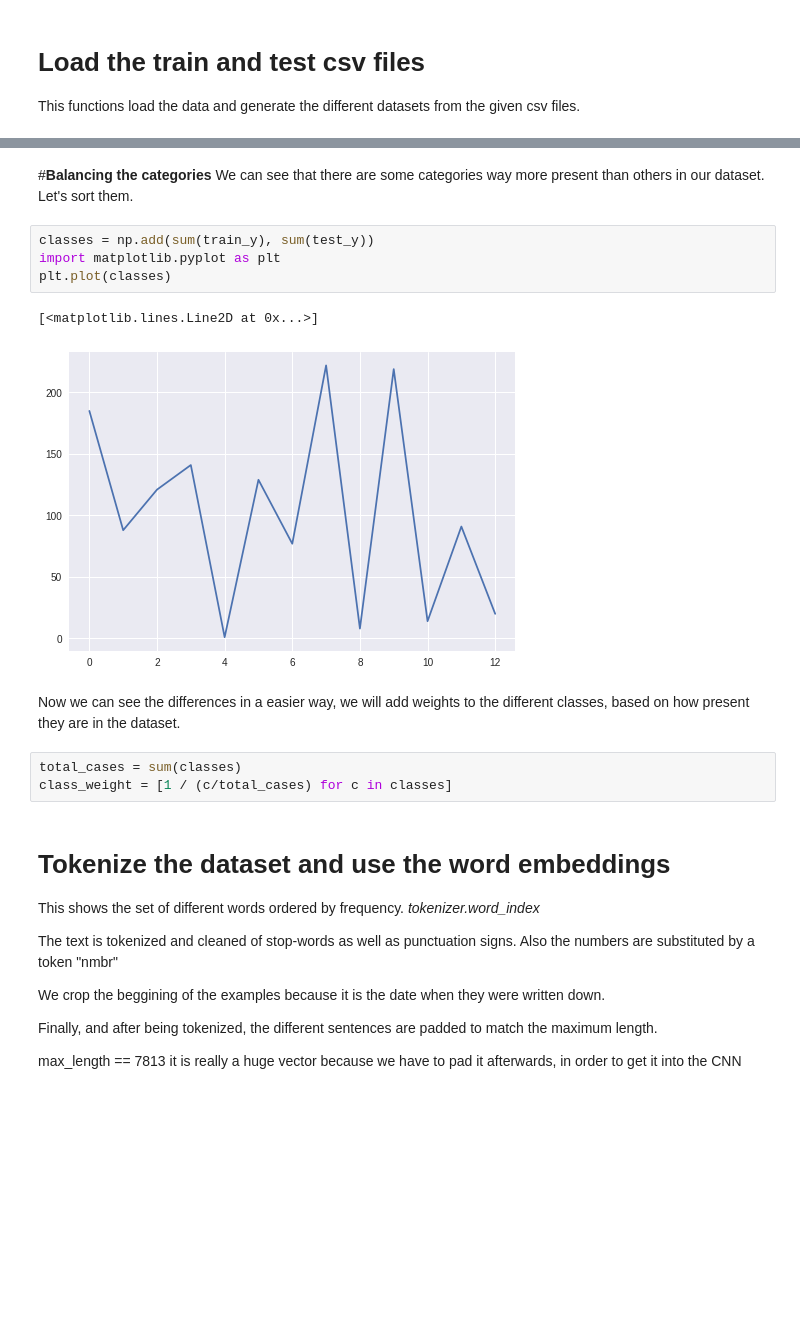
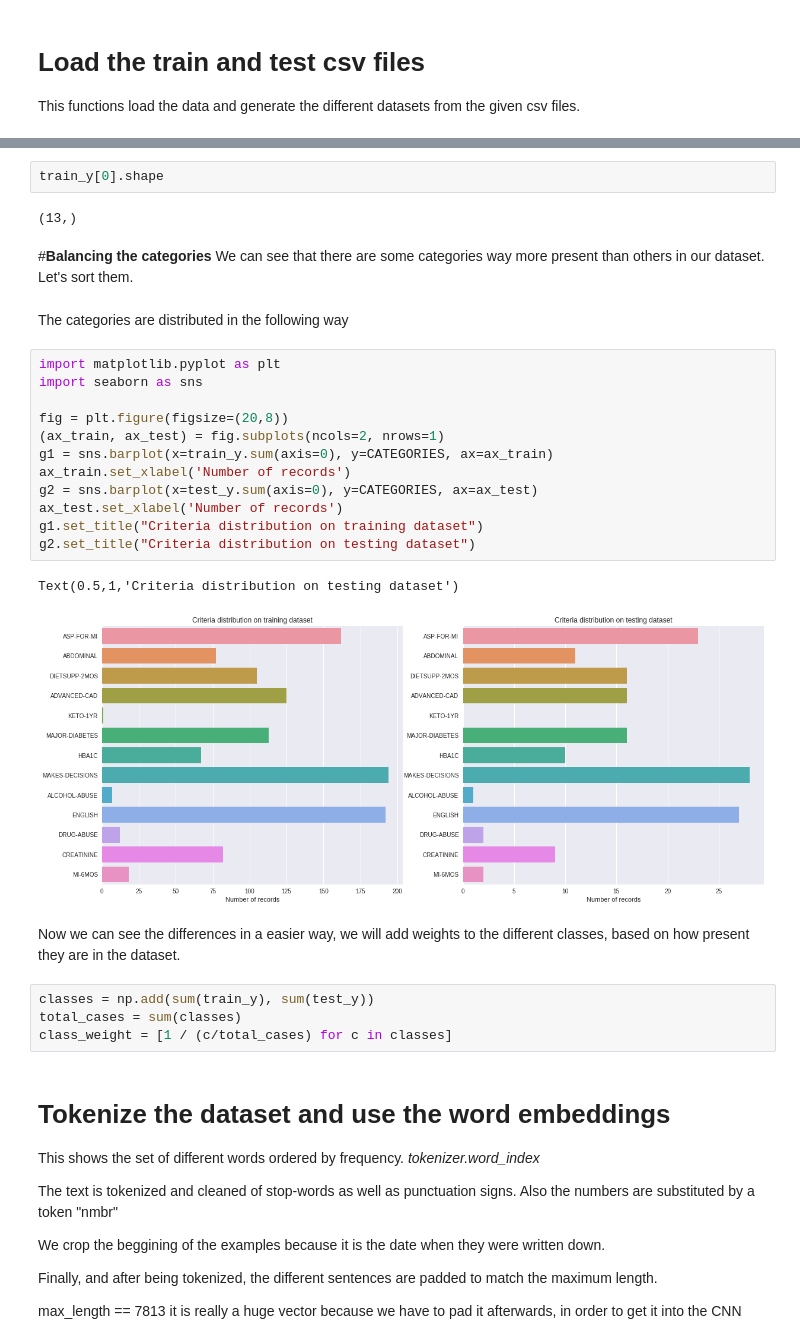
Before and after one commit to PRaezUC3M/cohort_selection, a Jupyter notebook: CNN_base.ipynb, the cells around one changed output, grey strips where cells are left out. Cells and saved outputs as stored; diff of their text form; blank space fills up the shorter version.

```diff
--- a/CNN_base.ipynb
+++ b/CNN_base.ipynb
@@ -73,19 +84,34 @@ test_x, test_y, _, IDFILES = load(path_test)
 # %% [output]
 drive/My Drive/Colab Notebooks/CohortSelection/data/train/train.csv dataset loaded
 drive/My Drive/Colab Notebooks/CohortSelection/data/test/test.csv dataset loaded
+# %%
+train_y[0].shape
+# %% [output]
+(13,)
 # %% [markdown]
 #**Balancing the categories**
 We can see that there are some categories way more present than others in our dataset. Let's sort them.
-# %%
-classes = np.add(sum(train_y), sum(test_y))
-import matplotlib.pyplot as plt
-plt.plot(classes)
-# %% [output]
-[<matplotlib.lines.Line2D at 0x...>]
-[figure, removed]
+# %% [markdown]
+The categories are distributed in the following way
+# %%
+import matplotlib.pyplot as plt
+import seaborn as sns
+
+fig = plt.figure(figsize=(20,8))
+(ax_train, ax_test) = fig.subplots(ncols=2, nrows=1)
+g1 = sns.barplot(x=train_y.sum(axis=0), y=CATEGORIES, ax=ax_train)
+ax_train.set_xlabel('Number of records')
+g2 = sns.barplot(x=test_y.sum(axis=0), y=CATEGORIES, ax=ax_test)
+ax_test.set_xlabel('Number of records')
+g1.set_title("Criteria distribution on training dataset")
+g2.set_title("Criteria distribution on testing dataset")
+# %% [output]
+Text(0.5,1,'Criteria distribution on testing dataset')
+[figure, added]
 # %% [markdown]
 Now we can see the differences in a easier way, we will add weights to the different classes, based on how present they are in the dataset.
 # %%
+classes = np.add(sum(train_y), sum(test_y))
 total_cases = sum(classes)
 class_weight = [1 / (c/total_cases) for c in classes]
 # %% [markdown]
```
Also changed, not shown: parts of 25 cells of this notebook.
